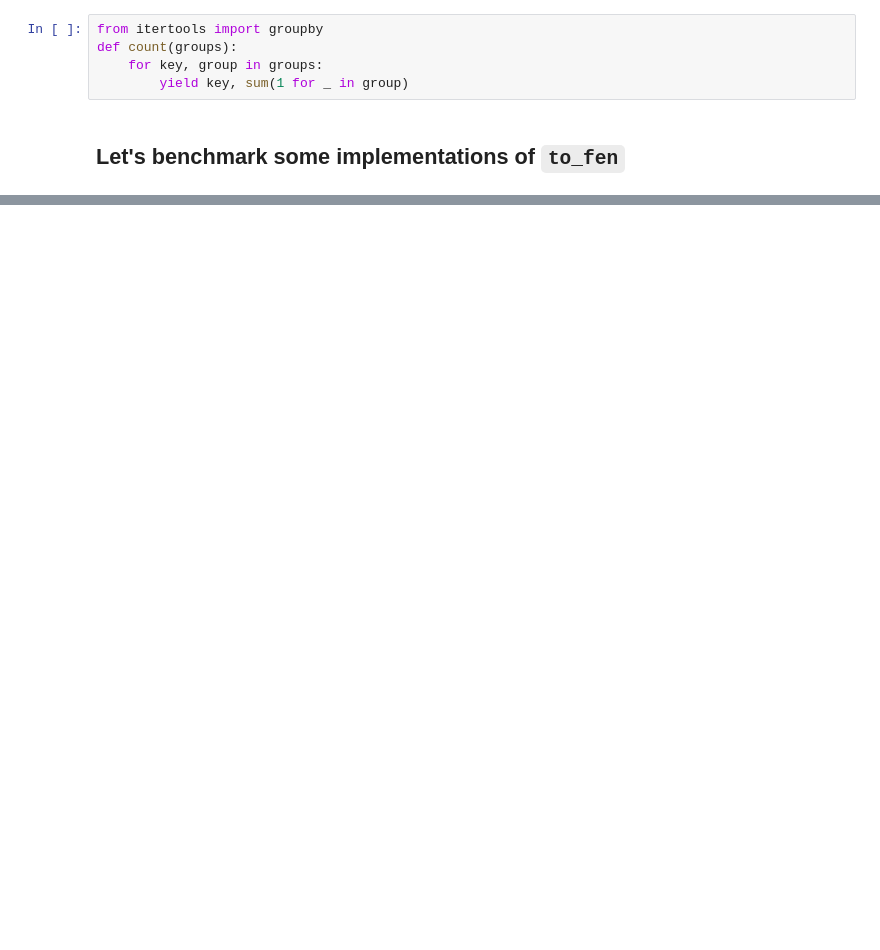
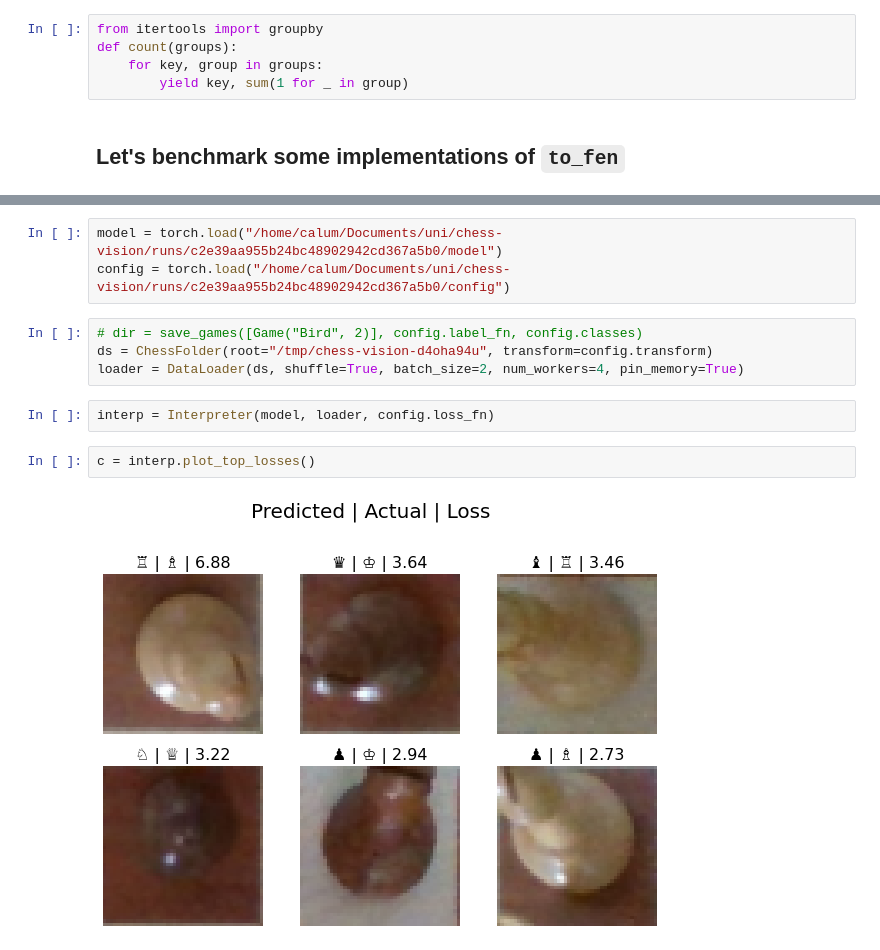
Before and after one commit to mulac/chess-vision, a Jupyter notebook: notebooks/inference.ipynb, the cells around one changed output, grey strips where cells are left out. Drawn from its saved outputs; the diff is of its cells as text; blank space fills up the shorter version.

```diff
--- a/notebooks/inference.ipynb
+++ b/notebooks/inference.ipynb
@@ -78,0 +125,13 @@ dense_board = [7 for i in range(64)]
+# %%
+model = torch.load("/home/calum/Documents/uni/chess-vision/runs/c2e39aa955b24bc48902942cd367a5b0/model")
+config = torch.load("/home/calum/Documents/uni/chess-vision/runs/c2e39aa955b24bc48902942cd367a5b0/config")
+# %%
+# dir = save_games([Game("Bird", 2)], config.label_fn, config.classes)
+ds = ChessFolder(root="/tmp/chess-vision-d4oha94u", transform=config.transform)
+loader = DataLoader(ds, shuffle=True, batch_size=2, num_workers=4, pin_memory=True)
+# %%
+interp = Interpreter(model, loader, config.loss_fn)
+# %%
+c = interp.plot_top_losses()
+# %% [output]
+[figure, added]
```
Also changed, not shown: parts of 19 cells of this notebook, 2 other files.
